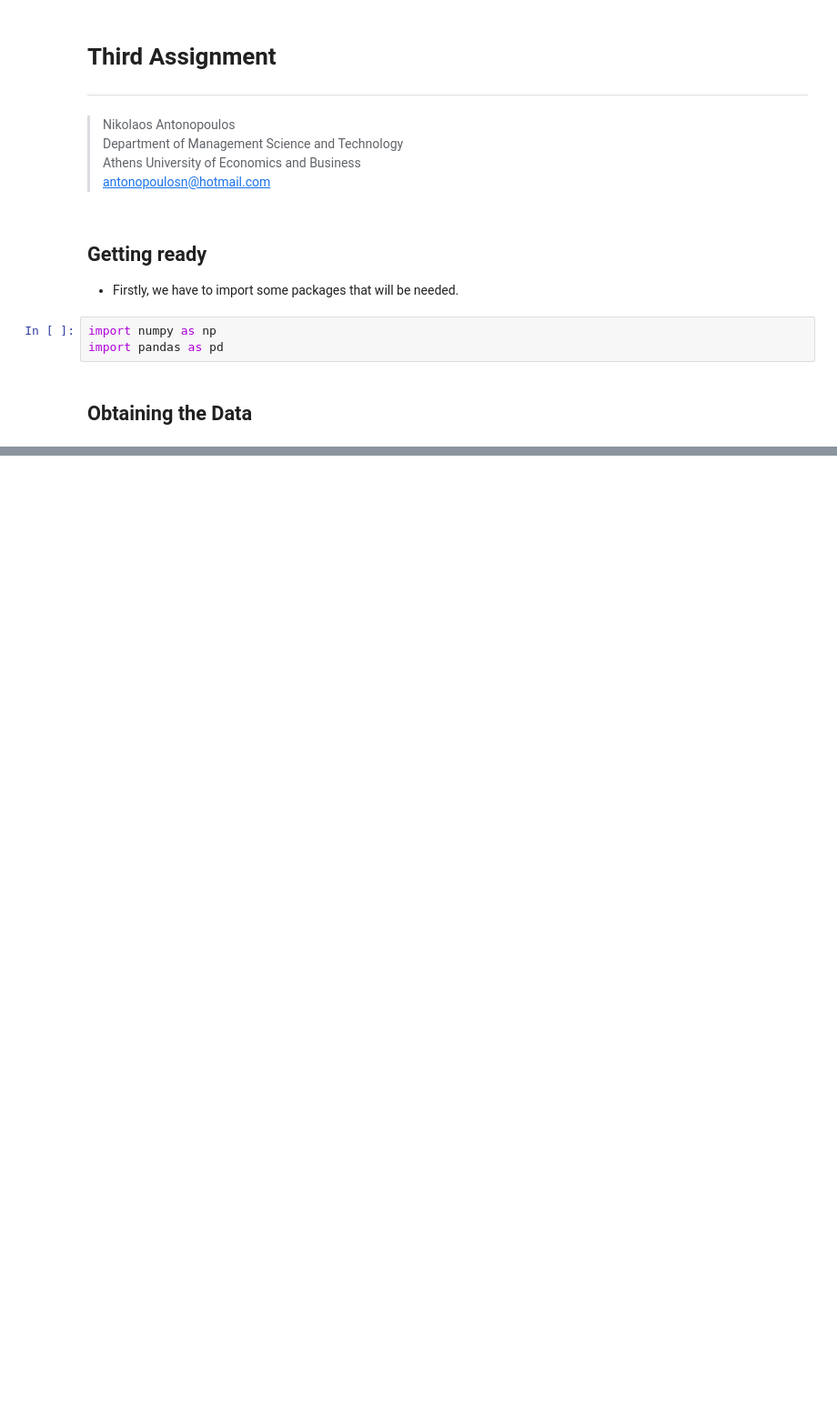
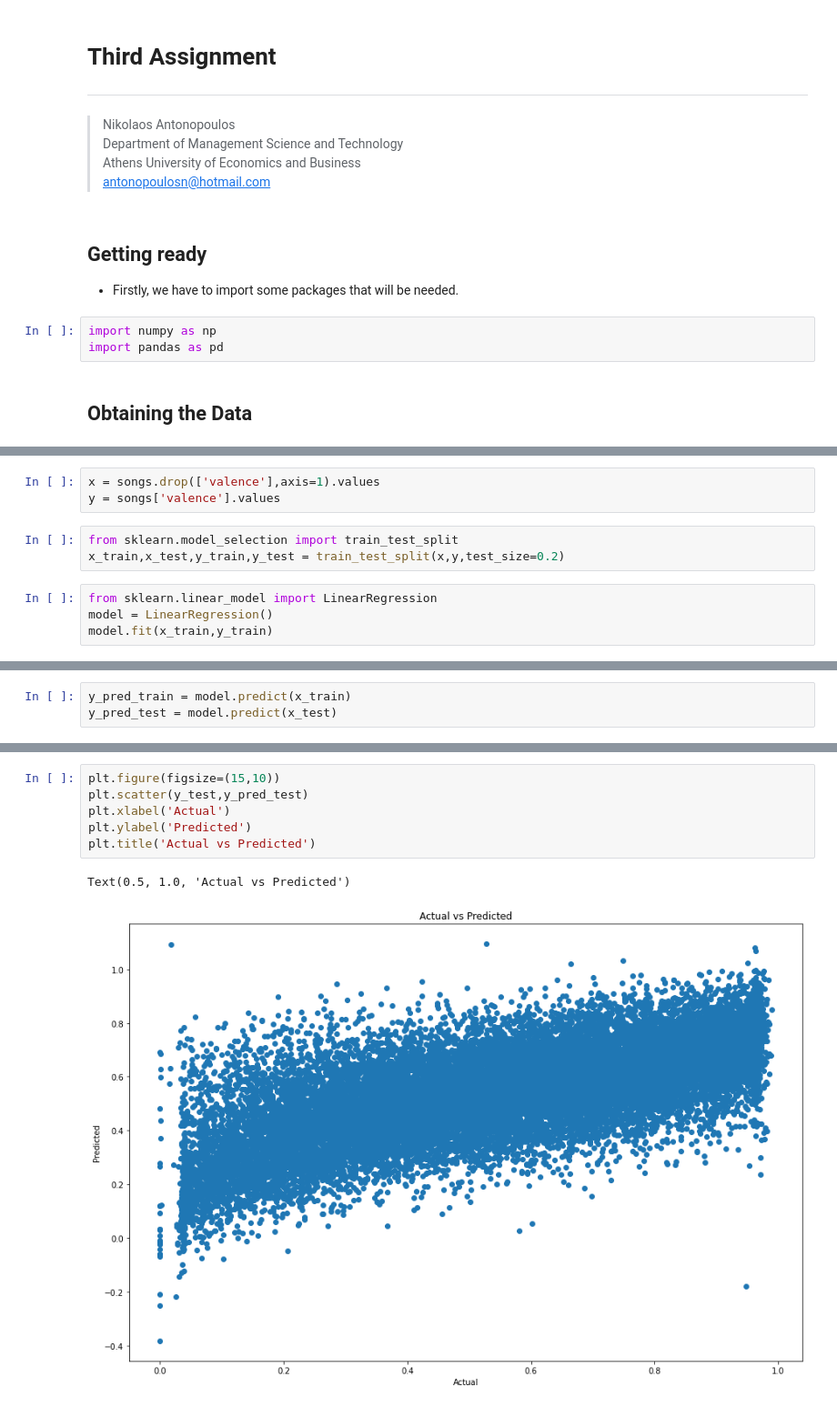
Before and after one commit to Nikos-Antonopoulos/Dissecting-Spotify-Valence, a Jupyter notebook: Dissecting_Spotify_Valence.ipynb, the cells around one changed output, grey strips where cells are left out. Shown at 91% size. Cells and saved outputs as stored; diff of their text form; blank space fills up the shorter version.

```diff
--- a/Dissecting_Spotify_Valence.ipynb
+++ b/Dissecting_Spotify_Valence.ipynb
@@ -168,0 +768,10 @@ KeyboardInterrupt:
+# %%
+x = songs.drop(['valence'],axis=1).values
+y = songs['valence'].values
+# %%
+from sklearn.model_selection import train_test_split
+x_train,x_test,y_train,y_test = train_test_split(x,y,test_size=0.2)
+# %%
+from sklearn.linear_model import LinearRegression
+model = LinearRegression()
+model.fit(x_train,y_train)
@@ -168,0 +780,3 @@ KeyboardInterrupt:
+# %%
+y_pred_train = model.predict(x_train)
+y_pred_test = model.predict(x_test)
@@ -168,0 +832,9 @@ KeyboardInterrupt:
+# %%
+plt.figure(figsize=(15,10))
+plt.scatter(y_test,y_pred_test)
+plt.xlabel('Actual')
+plt.ylabel('Predicted')
+plt.title('Actual vs Predicted')
+# %% [output]
+Text(0.5, 1.0, 'Actual vs Predicted')
+[figure, added]
```
Also changed, not shown: parts of 118 cells of this notebook, 3 other files.
